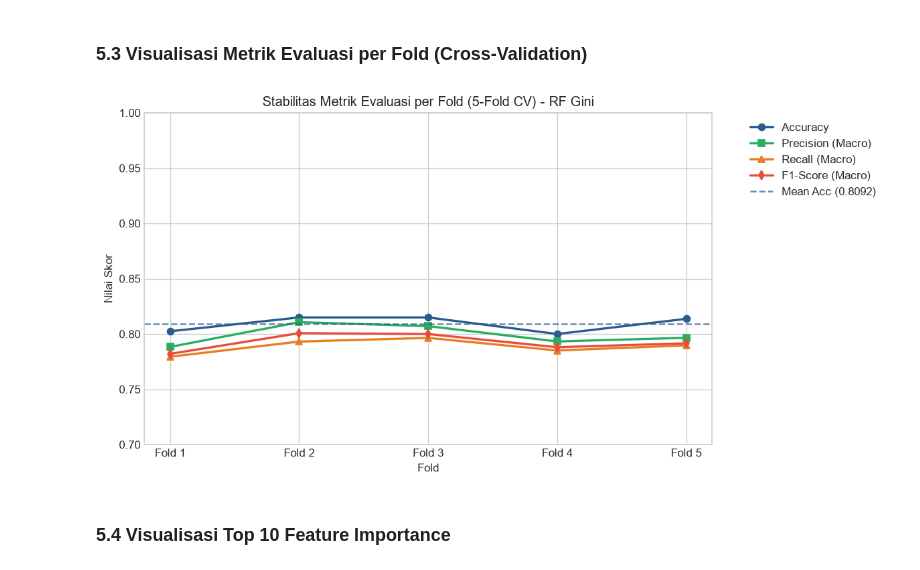
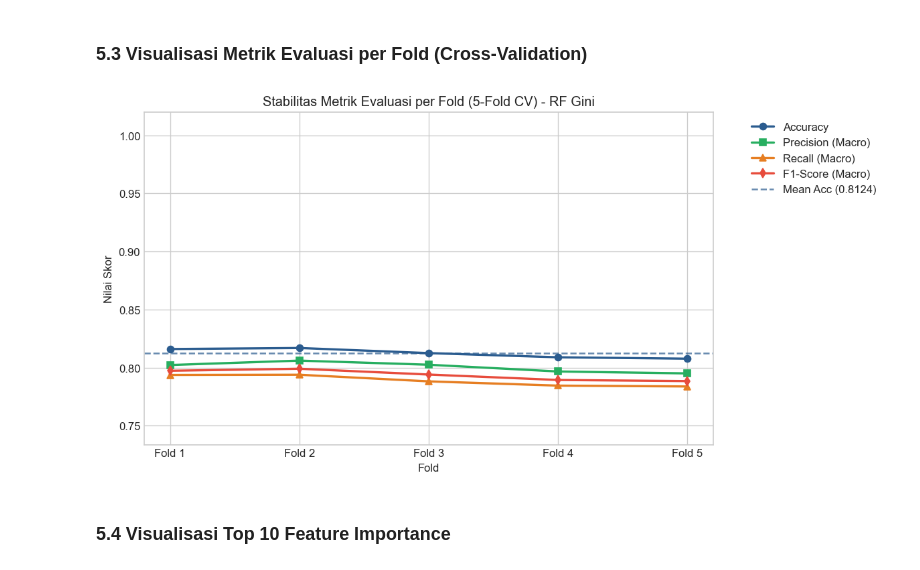
Before and after one commit to Keluarga-Cemara-Team/MachineLearningPBL, a Jupyter notebook: RandomForest/RandomForest_AntiBurnOut_GINI.ipynb, the cells around one changed output. Drawn from its saved outputs; the diff is of its cells as text; code cells hidden in the pictures.

```diff
--- a/RandomForest/RandomForest_AntiBurnOut_GINI.ipynb
+++ b/RandomForest/RandomForest_AntiBurnOut_GINI.ipynb
@@ -284,12 +281,12 @@ plt.show()
 # %%
 y = df['Burnout_Risk'].copy()
 
-numeric_columns = numeric_columns.drop(
-    ['Person_ID', 'Burnout_Score'],
+numeric_columns = df.select_dtypes(include='number').columns.drop(
+    ['Person_ID', 'person_id', 'Burnout_Score'],
     errors='ignore'
 )
 
-categorical_columns = categorical_columns.drop(
+categorical_columns = df.select_dtypes(include=['object', 'category']).columns.drop(
     [
         'Gender',
         'Country',
@@ -298,7 +295,7 @@ categorical_columns = categorical_columns.drop(
         'Burnout_Risk',
         'Education_Level',
         'Employment_Status',
-        'Mental_Health_Status'  # Dikeluarkan untuk mencegah target leakage fatal
+        'Mental_Health_Status'
     ],
     errors='ignore'
 )
@@ -422,22 +412,10 @@ X[categorical_columns].head()
 ### 2.3 Penanganan Missing Values
 # %%
 print(
-    'Missing value sebelum preprocessing:'
+    'Missing value sebelum train-test split & preprocessing:'
 )
-
 print(
     X.isnull().sum()
 )
-
-X = X.fillna(
-    X.mean()
-)
-
-print(
-    '\nJumlah missing value setelah preprocessing:'
-)
-
-print(
-    X.isnull().sum()
-)
+print('\nCatatan: Imputasi mean dan standardisasi akan di-fit hanya pada X_train setelah split untuk mencegah data leakage.')
 # %% [output]
@@ -654,10 +633,22 @@ cv_scoring = {
     'f1_weighted': 'f1_weighted'
 }
 
+# Menggunakan Pipeline agar imputasi & scaling di-fit ulang per fold (bebas data leakage)
+cv_pipeline = Pipeline([
+    ('imputer', SimpleImputer(strategy='mean')),
+    ('scaler', StandardScaler()),
+    ('model', RandomForestClassifier(
+        criterion='gini',
+        n_estimators=100,
+        random_state=42,
+        n_jobs=-1
+    ))
+])
+
 cv_results = cross_validate(
-    model,
-    X_train,
-    y_train,
+    cv_pipeline,
+    X,
+    y,
     cv=cv,
     scoring=cv_scoring
 )
@@ -801,26 +792,27 @@ plt.show()
 # %%
 df_folds = df_cv.iloc[:5].copy()
 if 'Fold' not in df_folds.columns:
     df_folds['Fold'] = [f'Fold {i+1}' for i in range(len(df_folds))]
 
 plt.figure(figsize=(10, 5))
 plt.plot(df_folds['Fold'], df_folds['Accuracy'], marker='o', label='Accuracy', color='#2b5c8f', linewidth=2)
 plt.plot(df_folds['Fold'], df_folds['Precision (Macro)'], marker='s', label='Precision (Macro)', color='#27ae60', linewidth=2)
 plt.plot(df_folds['Fold'], df_folds['Recall (Macro)'], marker='^', label='Recall (Macro)', color='#e67e22', linewidth=2)
 plt.plot(df_folds['Fold'], df_folds['F1-Score (Macro)'], marker='d', label='F1-Score (Macro)', color='#e74c3c', linewidth=2)
 
 mean_acc = float(df_cv.loc['Mean', 'Accuracy']) if 'Mean' in df_cv.index else float(df_folds['Accuracy'].mean())
+min_metric = float(df_folds[['Accuracy', 'Precision (Macro)', 'Recall (Macro)', 'F1-Score (Macro)']].min().min())
 plt.axhline(mean_acc, color='#2b5c8f', linestyle='--', alpha=0.7, label=f"Mean Acc ({mean_acc:.4f})")
 plt.title('Stabilitas Metrik Evaluasi per Fold (5-Fold CV) - RF Gini')
 plt.xlabel('Fold')
 plt.ylabel('Nilai Skor')
-plt.ylim(0.7, 1.0)
+plt.ylim(max(0.0, min_metric - 0.05), 1.02)
 plt.legend(bbox_to_anchor=(1.05, 1), loc='upper left')
 plt.tight_layout()
 plt.savefig(f'{OUTPUT_DIR}/cv_metrics_per_fold_gini.png')
 plt.show()
 # %% [output]
-[figure, old version]
+[figure, new version]
 # %% [markdown]
 ### 5.4 Visualisasi Top 10 Feature Importance
 # %%
```
Also changed, not shown: parts of 25 cells of this notebook, 42 other files.
